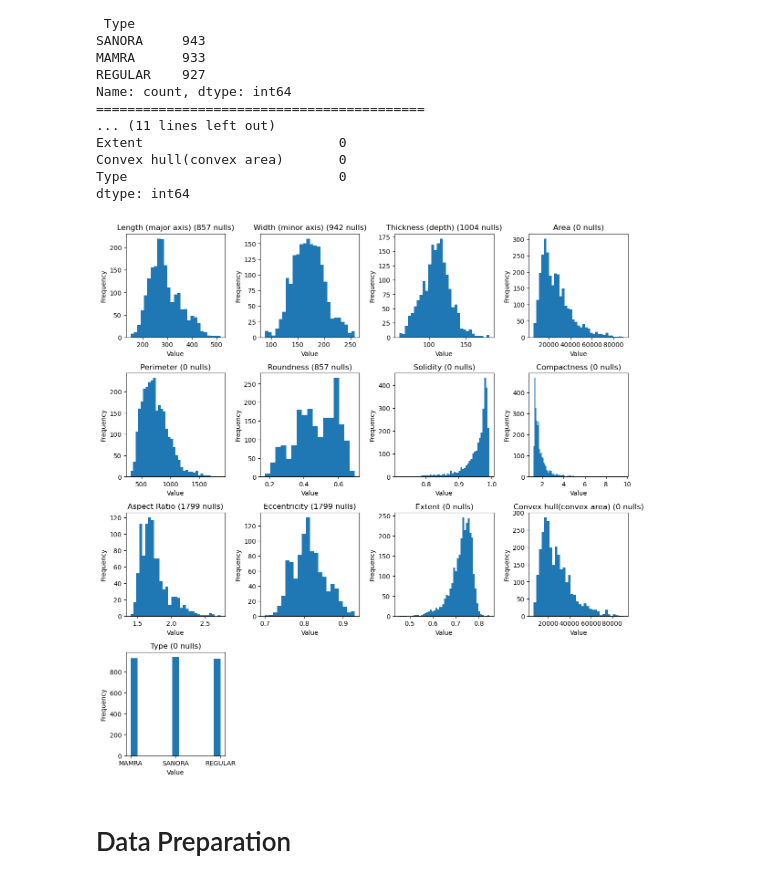
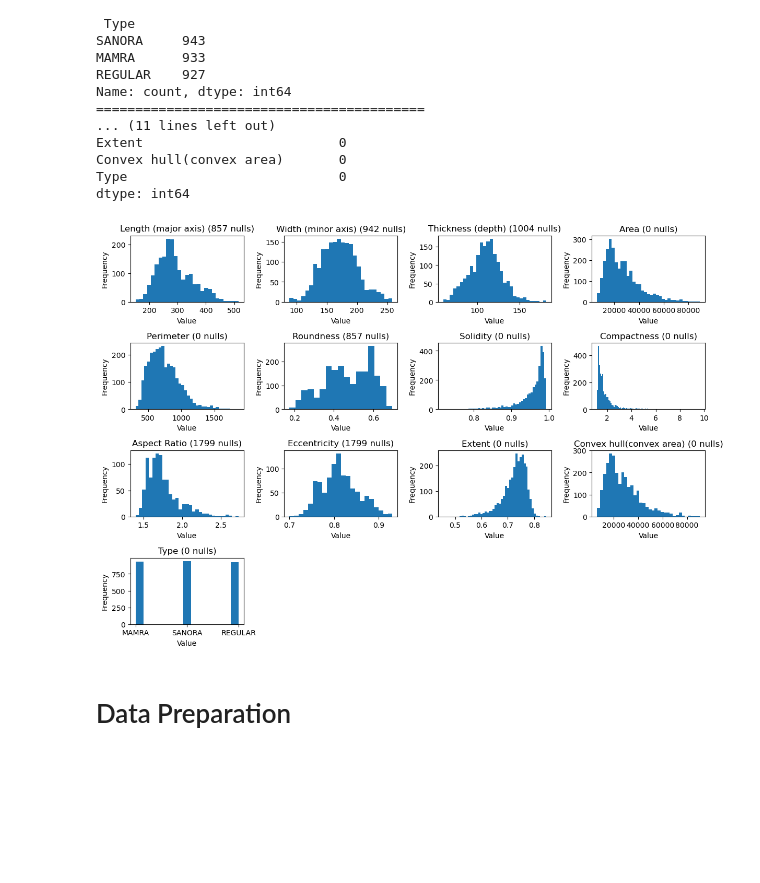
Before and after one commit to JonathanEnslin/COS711-A2, a Jupyter notebook: main.ipynb, the cells around one changed output. Saved outputs shown, nothing was run; the diff lists cells and outputs as text; code cells hidden in the pictures; blank space fills up the shorter version.

```diff
--- a/main.ipynb
+++ b/main.ipynb
@@ -59,26 +61,26 @@ Type                           0
 dtype: int64
 # %%
 # Plot a subplot histogram for each column, ignore null values
-fig, axs = plt.subplots(5, 4, figsize=(12, 15))
+fig, axs = plt.subplots(5, 4, figsize=(12, 10))
 
 flat_axs = axs.flatten()
 for i, col in enumerate(data.columns):
     non_null_data = data[col].dropna()
     num_null = data[col].isnull().sum()
     flat_axs[i].hist(non_null_data, bins='auto')
     flat_axs[i].set_title(col + f' ({num_null} nulls)')
     flat_axs[i].set_xlabel('Value')
     flat_axs[i].set_ylabel('Frequency')
 
 
 # hide the unused subplots
 for i in range(data.shape[1], len(flat_axs)):
     fig.delaxes(flat_axs[i])
 
 plt.tight_layout()
 plt.show()
 # %% [output]
-[figure, old version]
+[figure, new version]
 # %% [markdown]
 # Data Preparation
 # %%
```
Also changed, not shown: parts of 12 cells of this notebook, 11 other files.
